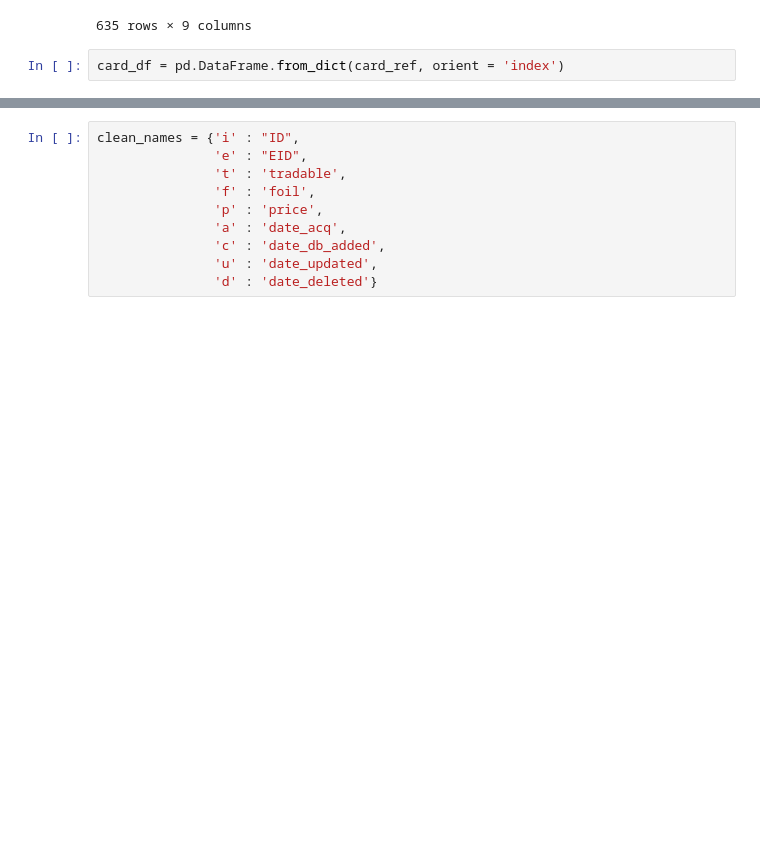
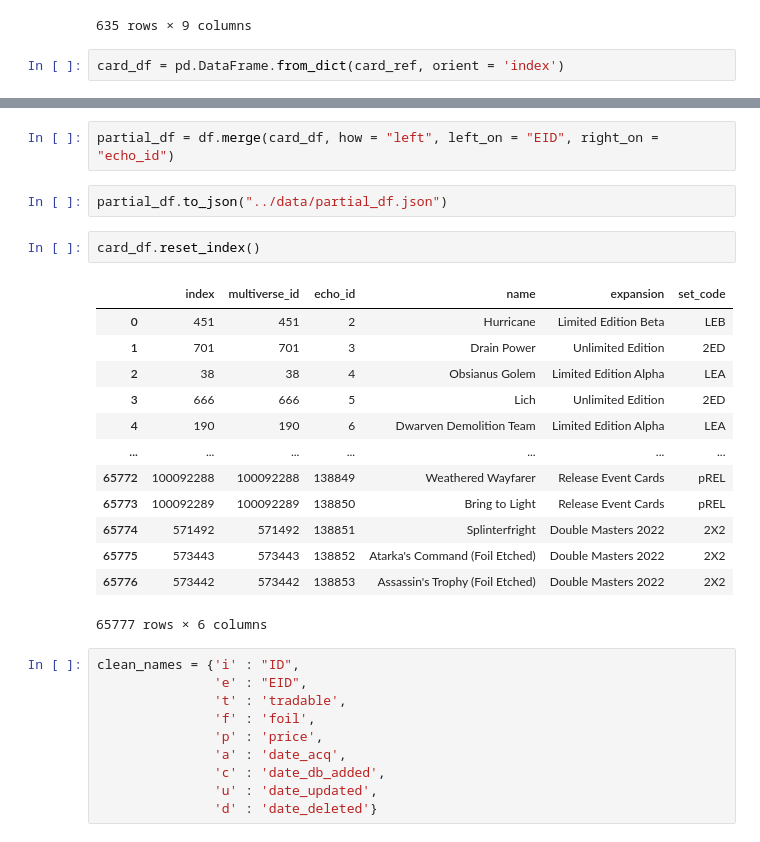
Before and after one commit to saudino480/mtgBinderHelper, a Jupyter notebook: helper/echoMTG_testing.ipynb, the cells around one changed output, grey strips where cells are left out. Cells and saved outputs as stored; diff of their text form; blank space fills up the shorter version.

Commit message:
EoD commit, found file to merge but will do the deeper digging tomorrow

```diff
--- a/helper/echoMTG_testing.ipynb
+++ b/helper/echoMTG_testing.ipynb
@@ -73,3 +73,23 @@ card_df[['echo_id', 'name', 'expansion', 'set_code']]
+# %%
+partial_df = df.merge(card_df, how = "left", left_on = "EID", right_on = "echo_id")
+# %%
+partial_df.to_json("../data/partial_df.json")
+# %%
+card_df.reset_index()
+# %% [output]
+|  | index | multiverse_id | echo_id | name | expansion | set_code |
+| 0 | 451 | 451 | 2 | Hurricane | Limited Edition Beta | LEB |
+| 1 | 701 | 701 | 3 | Drain Power | Unlimited Edition | 2ED |
+| 2 | 38 | 38 | 4 | Obsianus Golem | Limited Edition Alpha | LEA |
+| 3 | 666 | 666 | 5 | Lich | Unlimited Edition | 2ED |
+| 4 | 190 | 190 | 6 | Dwarven Demolition Team | Limited Edition Alpha | LEA |
+| ... | ... | ... | ... | ... | ... | ... |
+| 65772 | 100092288 | 100092288 | 138849 | Weathered Wayfarer | Release Event Cards | pREL |
+| 65773 | 100092289 | 100092289 | 138850 | Bring to Light | Release Event Cards | pREL |
+| 65774 | 571492 | 571492 | 138851 | Splinterfright | Double Masters 2022 | 2X2 |
+| 65775 | 573443 | 573443 | 138852 | Atarka's Command (Foil Etched) | Double Masters 2022 | 2X2 |
+| 65776 | 573442 | 573442 | 138853 | Assassin's Trophy (Foil Etched) | Double Masters 2022 | 2X2 |
+65777 rows × 6 columns
 # %%
 clean_names = {'i' : "ID",
                'e' : "EID",
```
Also changed, not shown: parts of 1 cell of this notebook, 6 other files.
